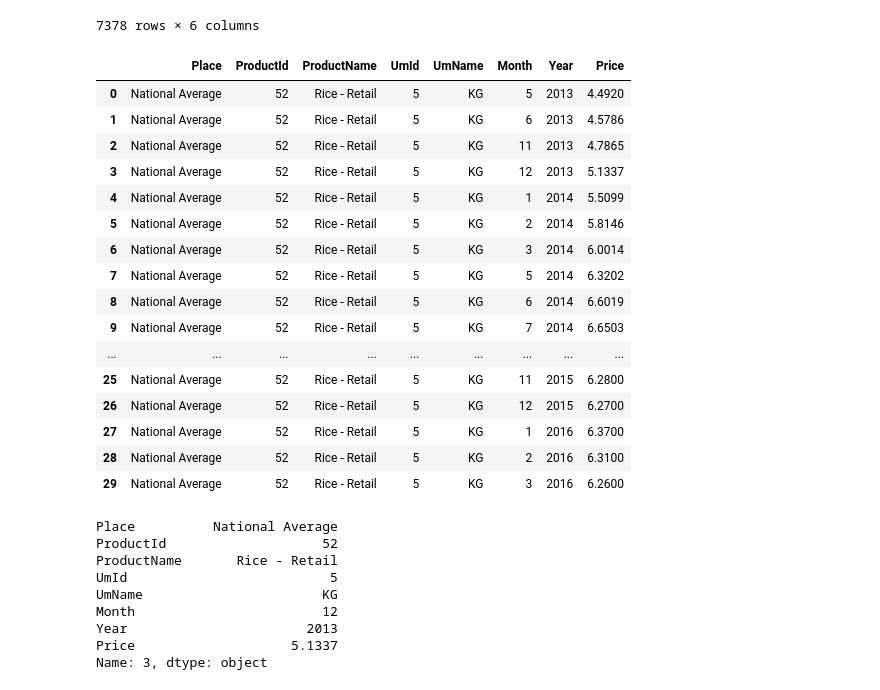
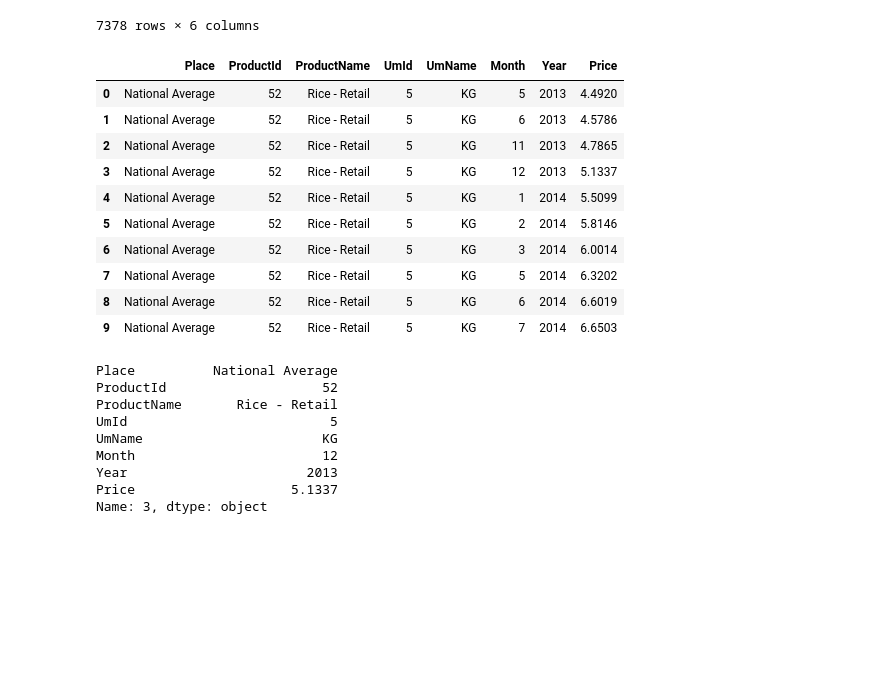
Before and after one commit to hunght92/Codegym, a Jupyter notebook: Học lại.ipynb, the cells around one changed output. Drawn from its saved outputs; the diff is of its cells as text; code cells hidden in the pictures; blank space fills up the shorter version.

```diff
--- a/Học lại.ipynb
+++ b/Học lại.ipynb
@@ -400,27 +389,21 @@ df
 # %%
 # [Thực hành] Truy cập dữ liệu trong DataFrame
 import pandas as pd
 df=pd.read_csv(r"/workspaces/Codegym/Dataset/FoodPrice_in_Turkey.csv", encoding = "ISO-8859-1")
 # Hiển thị 5 dòng dữ liệu đầu tiên
-df.head(30)
+df.head(10)
 # %% [output]
 |  | Place | ProductId | ProductName | UmId | UmName | Month | Year | Price |
 | 0 | National Average | 52 | Rice - Retail | 5 | KG | 5 | 2013 | 4.4920 |
 | 1 | National Average | 52 | Rice - Retail | 5 | KG | 6 | 2013 | 4.5786 |
 | 2 | National Average | 52 | Rice - Retail | 5 | KG | 11 | 2013 | 4.7865 |
 | 3 | National Average | 52 | Rice - Retail | 5 | KG | 12 | 2013 | 5.1337 |
 | 4 | National Average | 52 | Rice - Retail | 5 | KG | 1 | 2014 | 5.5099 |
 | 5 | National Average | 52 | Rice - Retail | 5 | KG | 2 | 2014 | 5.8146 |
 | 6 | National Average | 52 | Rice - Retail | 5 | KG | 3 | 2014 | 6.0014 |
 | 7 | National Average | 52 | Rice - Retail | 5 | KG | 5 | 2014 | 6.3202 |
 | 8 | National Average | 52 | Rice - Retail | 5 | KG | 6 | 2014 | 6.6019 |
 | 9 | National Average | 52 | Rice - Retail | 5 | KG | 7 | 2014 | 6.6503 |
-| ... | ... | ... | ... | ... | ... | ... | ... | ... |
-| 25 | National Average | 52 | Rice - Retail | 5 | KG | 11 | 2015 | 6.2800 |
-| 26 | National Average | 52 | Rice - Retail | 5 | KG | 12 | 2015 | 6.2700 |
-| 27 | National Average | 52 | Rice - Retail | 5 | KG | 1 | 2016 | 6.3700 |
-| 28 | National Average | 52 | Rice - Retail | 5 | KG | 2 | 2016 | 6.3100 |
-| 29 | National Average | 52 | Rice - Retail | 5 | KG | 3 | 2016 | 6.2600 |
 # %%
 # Truy cập dòng có chỉ số 3 của dữ liệu
 tg = df.iloc[3]
```
Also changed, not shown: parts of 7 cells of this notebook.
